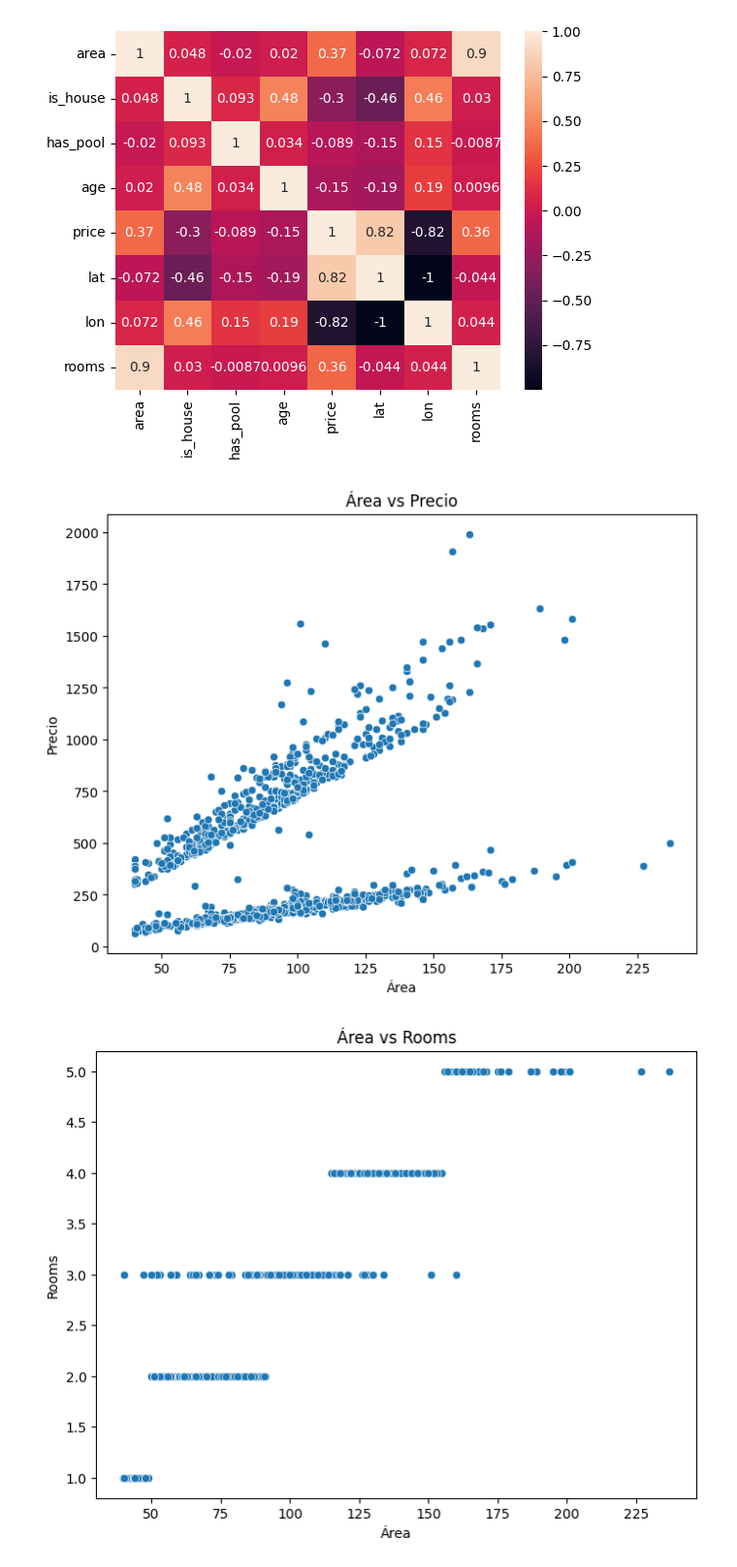
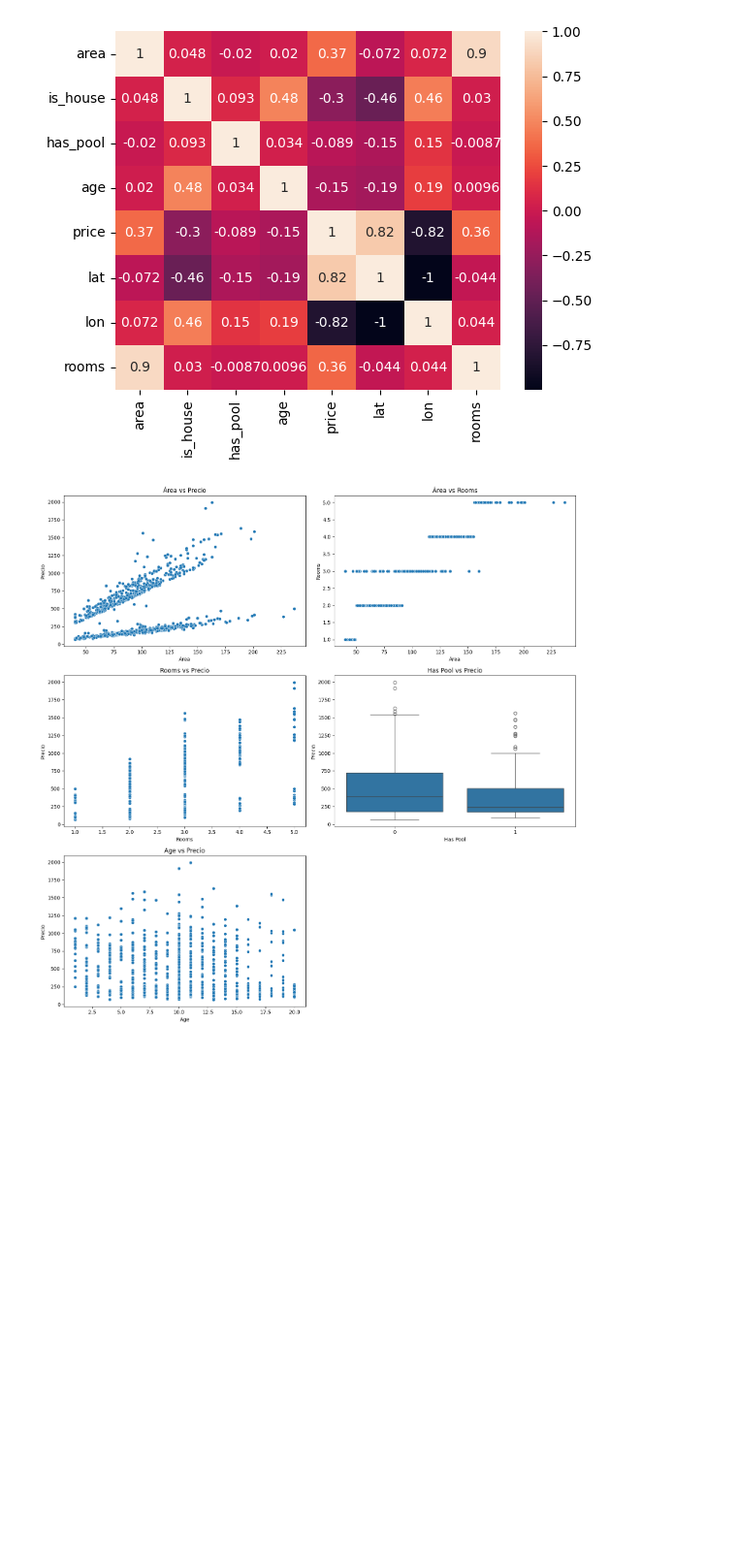
Before and after one commit to frizynn/tp1-machine-learning, a Jupyter notebook: src/Entrega_Tp1.ipynb, the cells around one changed output. Shown at 97% size. Drawn from its saved outputs; the diff is of its cells as text; code cells hidden in the pictures; blank space fills up the shorter version.

```diff
--- a/src/Entrega_Tp1.ipynb
+++ b/src/Entrega_Tp1.ipynb
@@ -134,49 +134,46 @@ plt.show()
 # %%
 import pandas as pd
 import seaborn as sns
 import matplotlib.pyplot as plt
 
+df = pd.read_csv(r"../data/processed/casas_dev.csv")
+
+# Crear una figura con subplots
+fig, axes = plt.subplots(3, 2, figsize=(15, 15))
 
 # 1. Relación entre área y precio
-plt.figure(figsize=(8,6))
-sns.scatterplot(x='area', y='price', data=df)
-plt.title('Área vs Precio')
-plt.xlabel('Área')
-plt.ylabel('Precio')
-plt.show()
+sns.scatterplot(x='area', y='price', data=df, ax=axes[0, 0])
+axes[0, 0].set_title('Área vs Precio')
+axes[0, 0].set_xlabel('Área')
+axes[0, 0].set_ylabel('Precio')
 
 # 2. Relación entre área y rooms
-plt.figure(figsize=(8,6))
-sns.scatterplot(x='area', y='rooms', data=df)
-plt.title('Área vs Rooms')
-plt.xlabel('Área')
-plt.ylabel('Rooms')
-plt.show()
+sns.scatterplot(x='area', y='rooms', data=df, ax=axes[0, 1])
+axes[0, 1].set_title('Área vs Rooms')
+axes[0, 1].set_xlabel('Área')
+axes[0, 1].set_ylabel('Rooms')
 
 # 3. Relación entre rooms y precio
-plt.figure(figsize=(8,6))
-sns.scatterplot(x='rooms', y='price', data=df)
-plt.title('Rooms vs Precio')
-plt.xlabel('Rooms')
-plt.ylabel('Precio')
-plt.show()
+sns.scatterplot(x='rooms', y='price', data=df, ax=axes[1, 0])
+axes[1, 0].set_title('Rooms vs Precio')
+axes[1, 0].set_xlabel('Rooms')
+axes[1, 0].set_ylabel('Precio')
 
 # 4. Relación entre has_pool y precio: Usamos boxplot porque has_pool es binaria
-plt.figure(figsize=(8,6))
-sns.boxplot(x='has_pool', y='price', data=df)
-plt.title('Has Pool vs Precio')
-plt.xlabel('Has Pool')
-plt.ylabel('Precio')
+sns.boxplot(x='has_pool', y='price', data=df, ax=axes[1, 1])
+axes[1, 1].set_title('Has Pool vs Precio')
+axes[1, 1].set_xlabel('Has Pool')
+axes[1, 1].set_ylabel('Precio')
+
+# 5. Relación entre age y precio
+sns.scatterplot(x='age', y='price', data=df, ax=axes[2, 0])
+axes[2, 0].set_title('Age vs Precio')
+axes[2, 0].set_xlabel('Age')
+axes[2, 0].set_ylabel('Precio')
+
+fig.delaxes(axes[2, 1])
+
+plt.tight_layout()
 plt.show()
-
-
-# Relación entre age y precio
-plt.figure(figsize=(8,6))
-sns.scatterplot(x='age', y='price', data=df)
-plt.title('Age vs Precio')
-plt.xlabel('Age')
-plt.ylabel('Precio')
-plt.show()
 # %% [output]
-[figure, old version]
+[figure, new version]
-[figure, removed]
```
Also changed, not shown: parts of 6 cells of this notebook, 4 other files.
